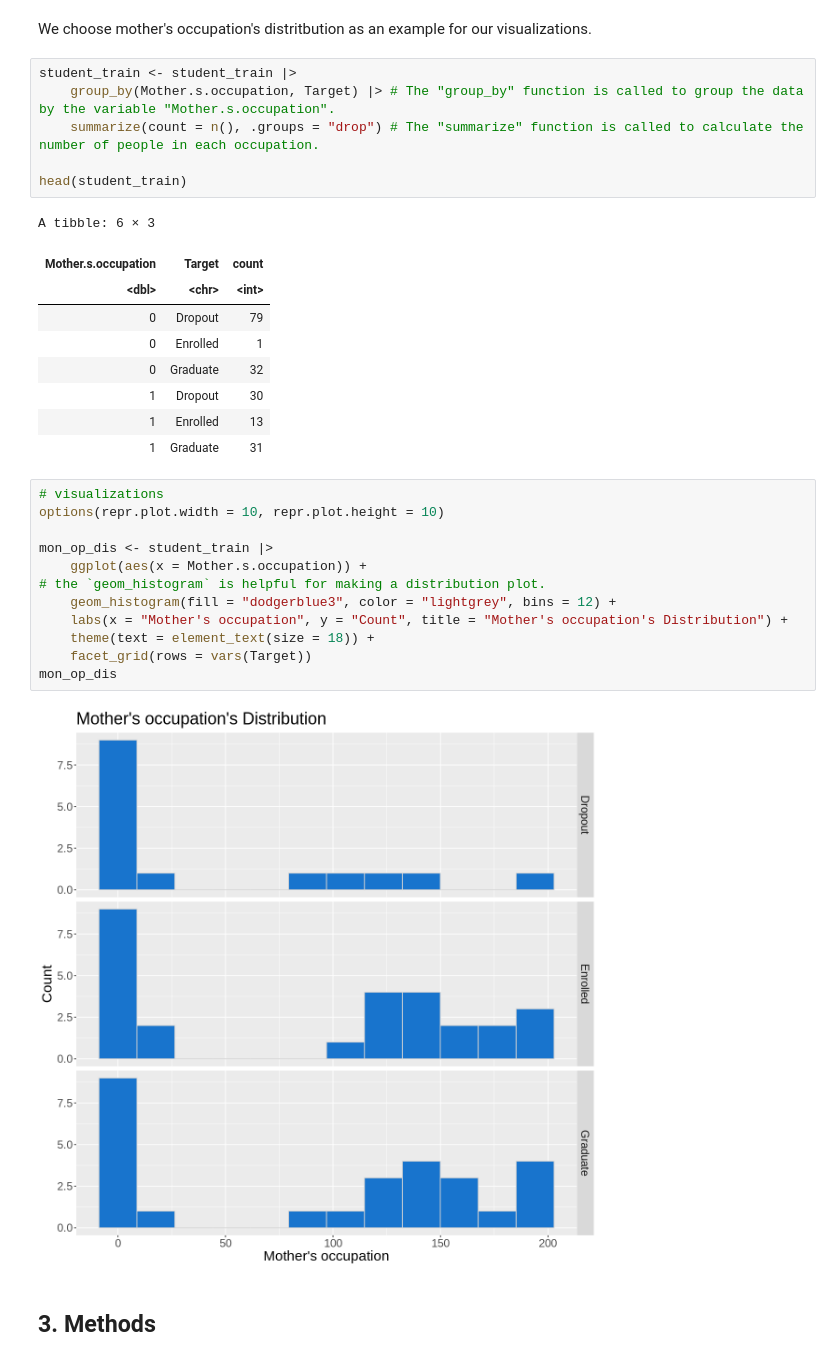
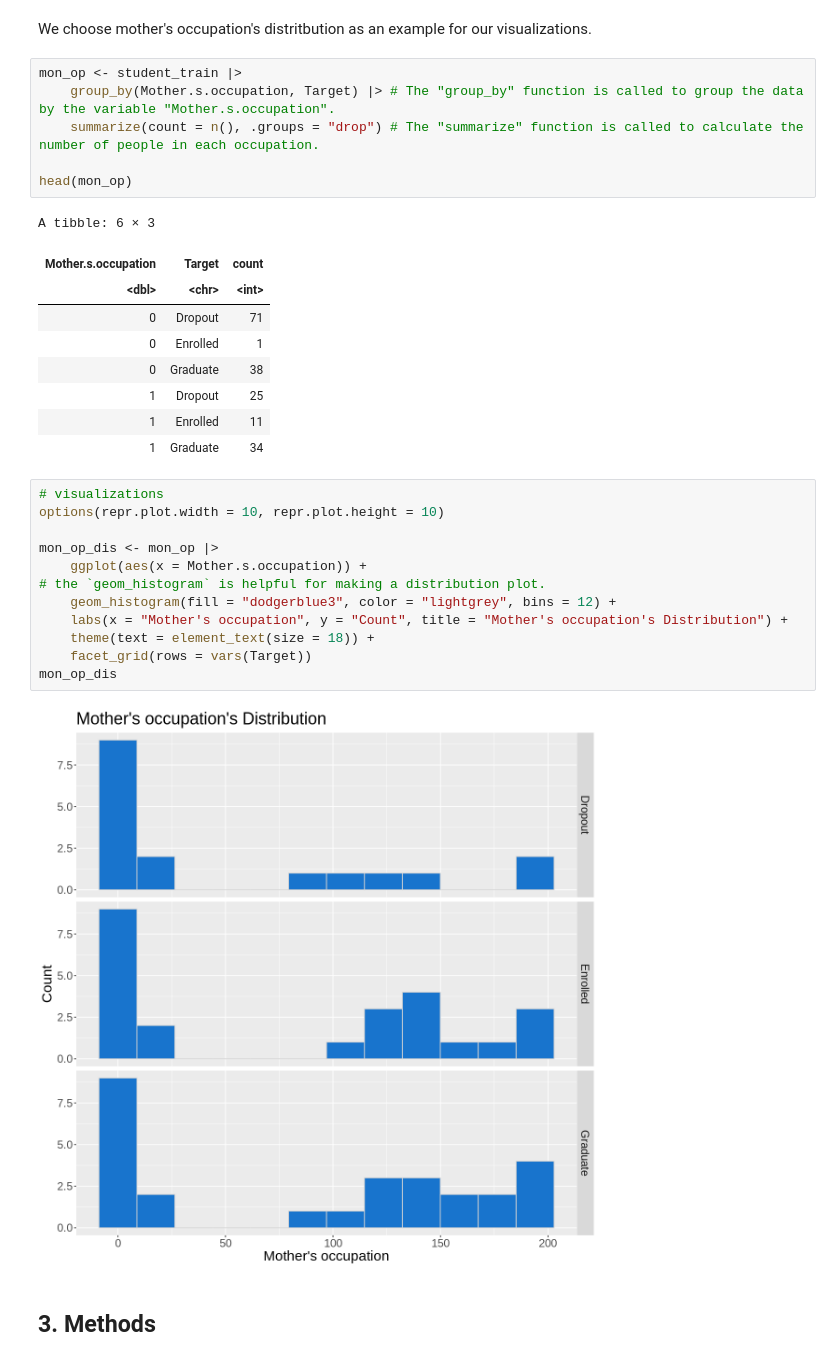
Before and after one commit to lesleymai/ds_group, a Jupyter notebook: Group_Proposal.ipynb, the cells around one changed output. Saved outputs shown, nothing was run; the diff lists cells and outputs as text.

```diff
--- a/Group_Proposal.ipynb
+++ b/Group_Proposal.ipynb
@@ -102,35 +102,35 @@ student_test <- testing(student_split)
 # %% [markdown]
 We choose mother's occupation's distritbution as an example for our visualizations.
 # %%
-student_train <- student_train |>
+mon_op <- student_train |>
     group_by(Mother.s.occupation, Target) |> # The "group_by" function is called to group the data by the variable "Mother.s.occupation".
     summarize(count = n(), .groups = "drop") # The "summarize" function is called to calculate the number of people in each occupation.
 
-head(student_train)
+head(mon_op)
 # %% [output]
 A tibble: 6 × 3
 | Mother.s.occupation | Target | count |
 | <dbl> | <chr> | <int> |
-| 0 | Dropout | 79 |
+| 0 | Dropout | 71 |
 | 0 | Enrolled | 1 |
-| 0 | Graduate | 32 |
-| 1 | Dropout | 30 |
-| 1 | Enrolled | 13 |
-| 1 | Graduate | 31 |
+| 0 | Graduate | 38 |
+| 1 | Dropout | 25 |
+| 1 | Enrolled | 11 |
+| 1 | Graduate | 34 |
 # %%
 # visualizations
 options(repr.plot.width = 10, repr.plot.height = 10)
 
-mon_op_dis <- student_train |>
+mon_op_dis <- mon_op |>
     ggplot(aes(x = Mother.s.occupation)) +
 # the `geom_histogram` is helpful for making a distribution plot.
     geom_histogram(fill = "dodgerblue3", color = "lightgrey", bins = 12) +
     labs(x = "Mother's occupation", y = "Count", title = "Mother's occupation's Distribution") +
     theme(text = element_text(size = 18)) +
     facet_grid(rows = vars(Target))
 mon_op_dis
 # %% [output]
-[figure, old version]
+[figure, new version]
 # %% [markdown]
 ## 3. Methods
 # %% [markdown]
```
Also changed, not shown: parts of 2 cells of this notebook.
